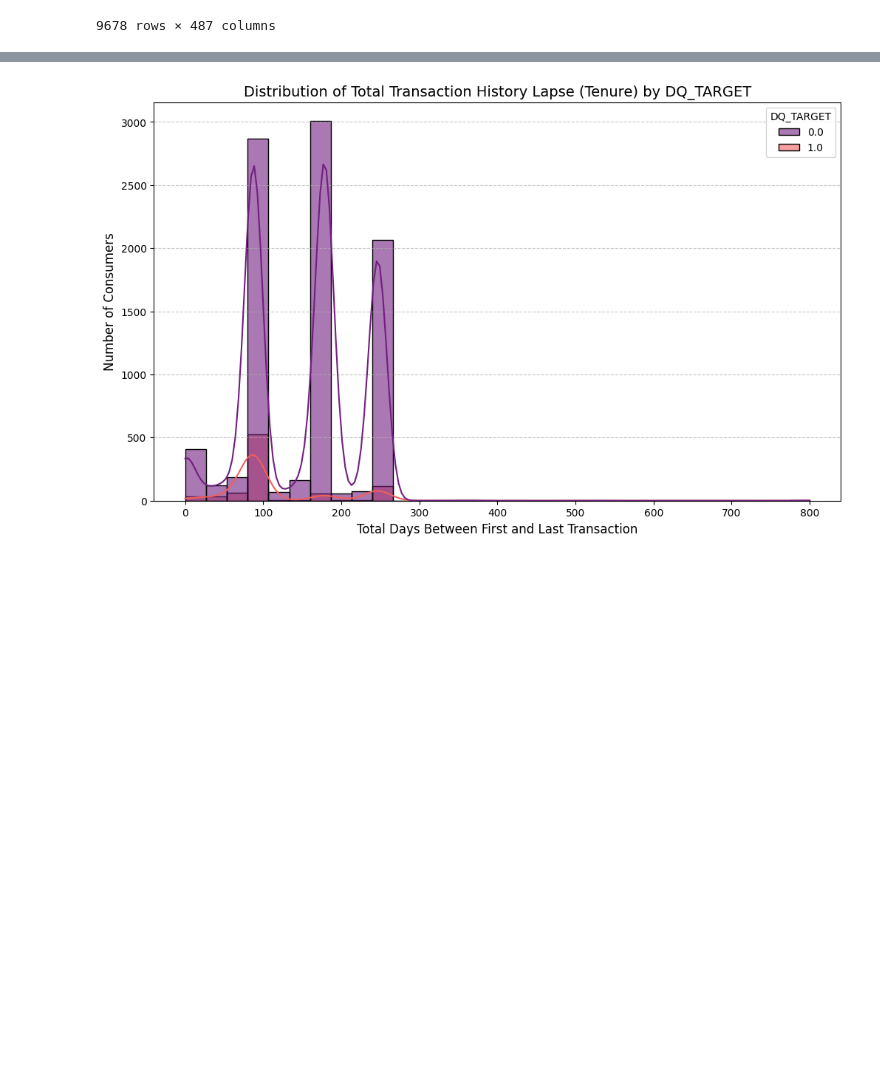
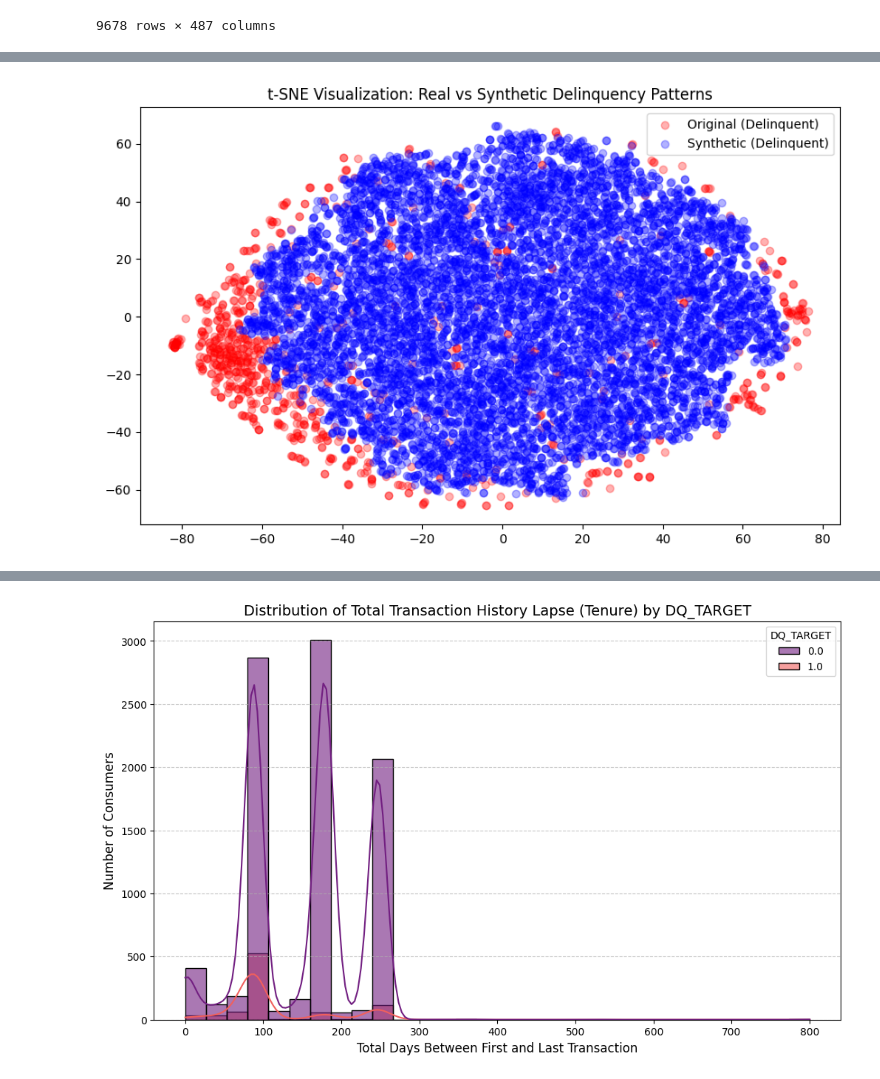
Before and after one commit to harisdsc/DSC180B, a Jupyter notebook: fitting_model.ipynb, the cells around one changed output, grey strips where cells are left out. Saved outputs shown, nothing was run; the diff lists cells and outputs as text; code cells hidden in the pictures; blank space fills up the shorter version.

Commit message:
synth

```diff
--- a/fitting_model.ipynb
+++ b/fitting_model.ipynb
@@ -165,0 +275,31 @@ final_product
+# %%
+import matplotlib.pyplot as plt
+from sklearn.manifold import TSNE
+
+# 1. Prepare data for t-SNE (flattening the temporal dimension) [cite: 272]
+# real_data_tensor shape: (N, T, F), synthetic_data shape: (N, T, F)
+real_flat = real_data_tensor.numpy().reshape(real_data_tensor.shape[0], -1)
+synth_flat = synthetic_data.reshape(synthetic_data.shape[0], -1)
+
+# Combine for t-SNE analysis [cite: 272]
+combined_data = np.concatenate([real_flat, synth_flat], axis=0)
+labels = np.array([0] * len(real_flat) + [1] * len(synth_flat))
+
+# 2. Run t-SNE [cite: 40]
+# Removed 'n_iter' to avoid the TypeError; increased perplexity for better clustering
+tsne = TSNE(n_components=2, perplexity=30, init='pca', learning_rate='auto')
+tsne_results = tsne.fit_transform(combined_data)
+
+# 3. Plot the results [cite: 309, 310]
+plt.figure(figsize=(10, 6))
+# Red denotes original data, Blue denotes synthetic [cite: 309]
+plt.scatter(tsne_results[labels==0, 0], tsne_results[labels==0, 1],
+            c='red', alpha=0.3, label='Original (Delinquent)')
+plt.scatter(tsne_results[labels==1, 0], tsne_results[labels==1, 1],
+            c='blue', alpha=0.3, label='Synthetic (Delinquent)')
+
+plt.title('t-SNE Visualization: Real vs Synthetic Delinquency Patterns')
+plt.legend()
+plt.show()
+# %% [output]
+[figure, added]
```
Also changed, not shown: parts of 22 cells of this notebook, 10 other files.
